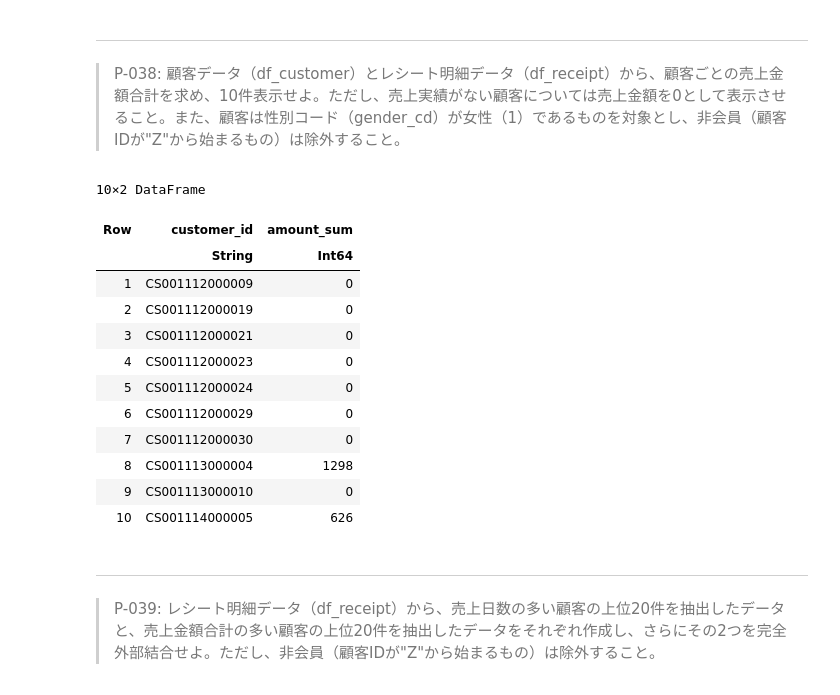
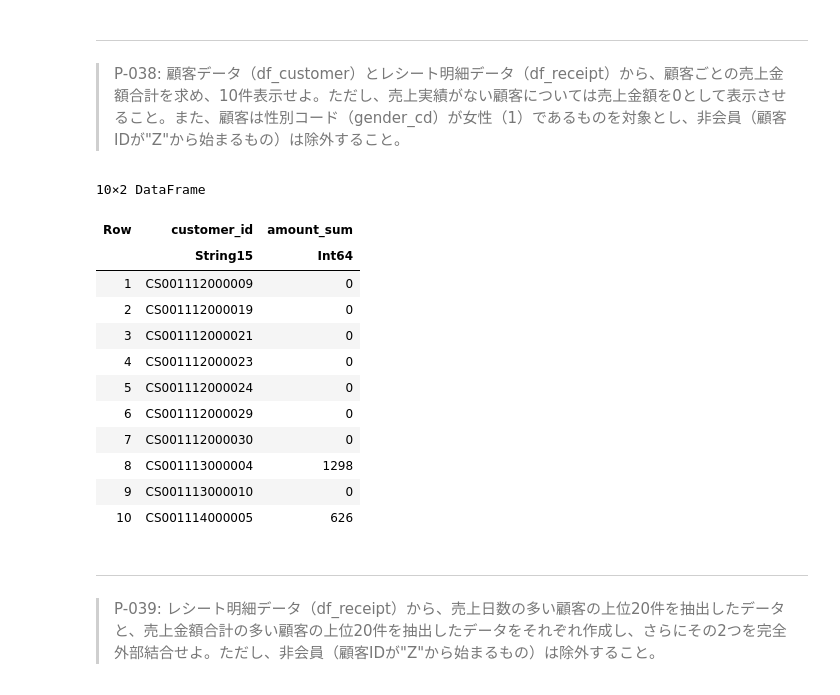
Before and after one commit to kuru-to/100knocks-preprocess, a Jupyter notebook: docker/work/preprocess_knock_Julia.ipynb, the cells around one changed output. Drawn from its saved outputs; the diff is of its cells as text; code cells hidden in the pictures.

```diff
--- a/docker/work/preprocess_knock_Julia.ipynb
+++ b/docker/work/preprocess_knock_Julia.ipynb
@@ -864,19 +859,19 @@ end
 > P-038: 顧客データ（df_customer）とレシート明細データ（df_receipt）から、顧客ごとの売上金額合計を求め、10件表示せよ。ただし、売上実績がない顧客については売上金額を0として表示させること。また、顧客は性別コード（gender_cd）が女性（1）であるものを対象とし、非会員（顧客IDが"Z"から始まるもの）は除外すること。
 # %%
 @chain df_customer begin
-    @subset(String.(:gender_cd) .== "1", .!startswith.(:customer_id, "Z"))
+    @subset(string.(:gender_cd) .== "1", .!startswith.(:customer_id, "Z"))
     leftjoin(df_receipt, on=:customer_id)
     select(:customer_id, :amount)
     coalesce.(0)
     sort(:customer_id)
     groupby(:customer_id)
     combine(:amount => sum)
     first(10)
 end
 # %% [output]
 10×2 DataFrame
 | Row | customer_id | amount_sum |
-|  | String | Int64 |
+|  | String15 | Int64 |
 | 1 | CS001112000009 | 0 |
 | 2 | CS001112000019 | 0 |
 | 3 | CS001112000021 | 0 |
```
Also changed, not shown: parts of 57 cells of this notebook, 2 other files.
